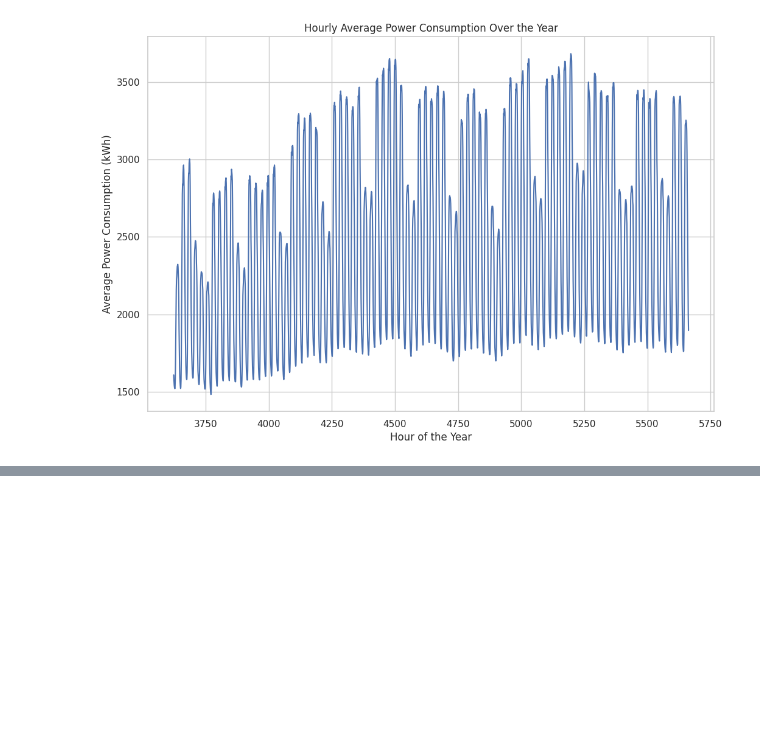
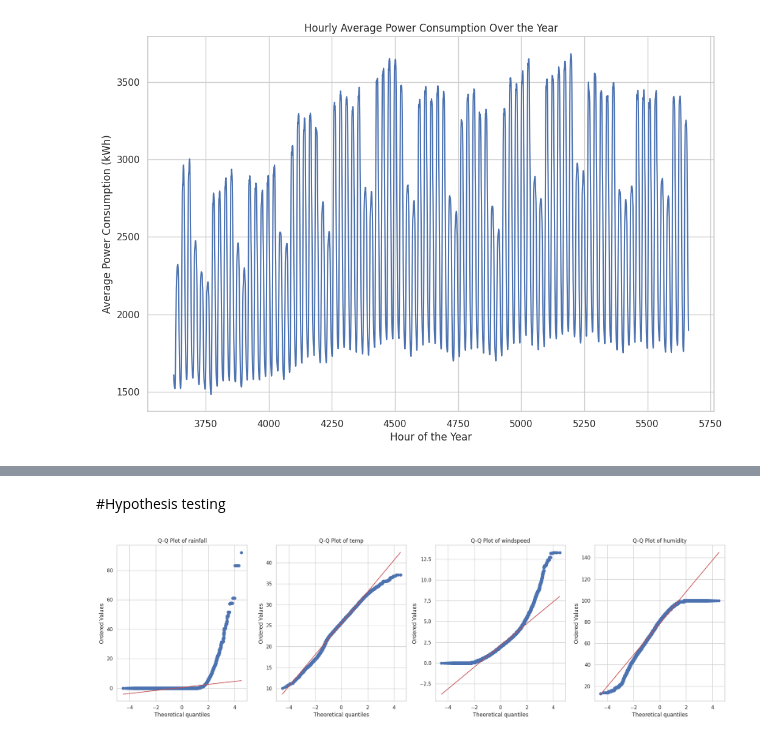
Before and after one commit to life-ofpi/SDATP, a Jupyter notebook: sda_project_jinseo.ipynb, the cells around one changed output, grey strips where cells are left out. Drawn from its saved outputs; the diff is of its cells as text; code cells hidden in the pictures; blank space fills up the shorter version.

```diff
--- a/sda_project_jinseo.ipynb
+++ b/sda_project_jinseo.ipynb
@@ -317,0 +318,2 @@ plt.show()
+# %% [markdown]
+#Hypothesis testing
@@ -317,0 +326,19 @@ plt.show()
+# %%
+#정규성
+import matplotlib.pyplot as plt
+import scipy.stats as stats
+
+def plot_qq(dataframe, columns):
+    fig, axs = plt.subplots(1, len(columns), figsize=(5 * len(columns), 6))
+
+    for i, col in enumerate(columns):
+        stats.probplot(dataframe[col], dist="norm", plot=axs[i])
+        axs[i].set_title(f'Q-Q Plot of {col}')
+
+    plt.tight_layout()
+    plt.show()
+
+plot_qq(train, ['rainfall', 'temp', 'windspeed', 'humidity'])
+#정규성을 따르지 않음
+# %% [output]
+[figure, added]
```
Also changed, not shown: parts of 8 cells of this notebook.
